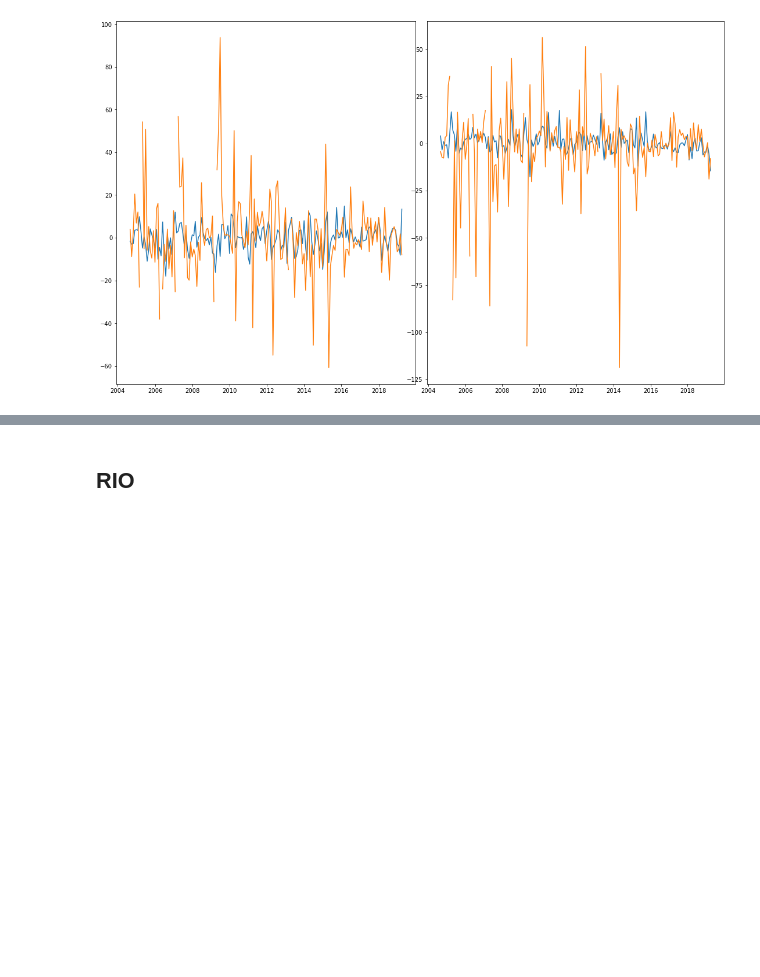
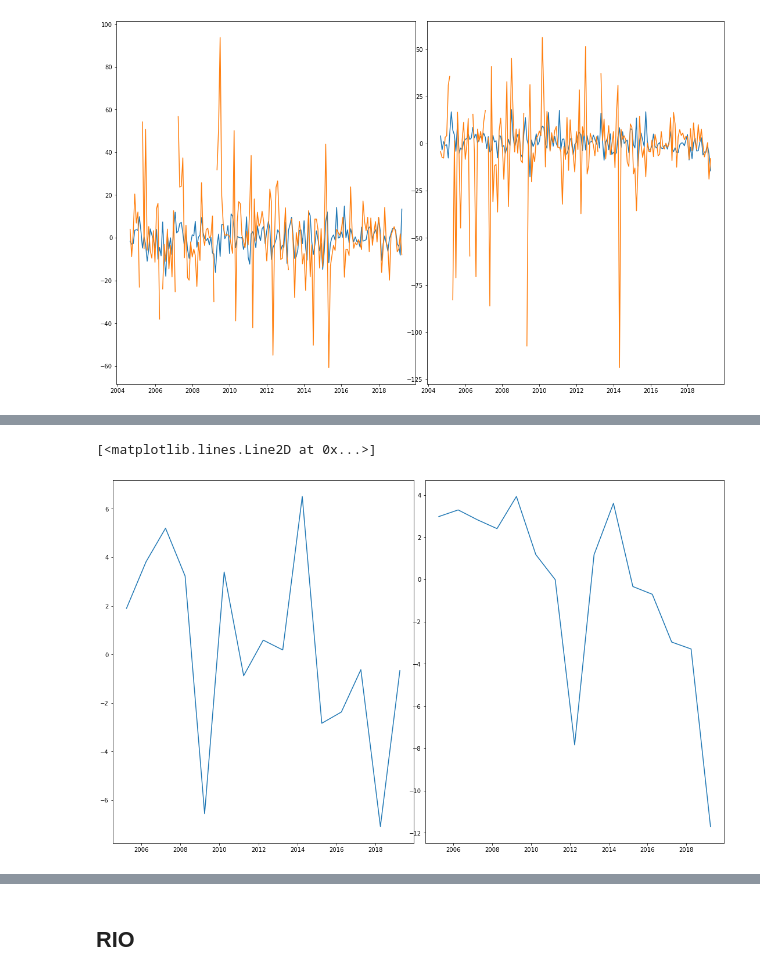
Before and after one commit to VACILT/trends_project, a Jupyter notebook: data_introduction_jason.ipynb, the cells around one changed output, grey strips where cells are left out. Drawn from its saved outputs; the diff is of its cells as text; code cells hidden in the pictures; blank space fills up the shorter version.

```diff
--- a/data_introduction_jason.ipynb
+++ b/data_introduction_jason.ipynb
@@ -71,6 +71,9 @@ def time_reg(var):
                        output_sizes={"parameter": 5},
                       )
         return statistics
+# %%
+def is_mon(month,sta,end):
+    return (month >= sta) & (month <= end)
 # %% [markdown]
 ### Variable einlesen
 # %%
@@ -174,0 +199,20 @@ statistics.sel(parameter='slope').plot()
+# %%
+#Analyse Months seperatly
+u_col_examon = u_col_monthly_ano.sel(time=is_mon(u_col_monthly_ano['time.month'],3,3))
+v_col_examon = v_col_monthly_ano.sel(time=is_mon(v_col_monthly_ano['time.month'],3,3))
+
+
+x = np.arange(u_col_examon.time.shape[0])
+# %%
+fig = plt.figure(constrained_layout=True,figsize = [15,9])
+
+windsel=u_col_examon.sel(alt = [100], method = 'nearest')
+ax1 = fig.add_subplot(121)
+ax1.plot(u_col_examon.time,windsel)
+test=np.arange(15)
+windsel=v_col_examon.sel(alt = [100], method = 'nearest')
+ax2 = fig.add_subplot(122)
+ax2.plot(v_col_examon.time,windsel)
+# %% [output]
+[<matplotlib.lines.Line2D at 0x...>]
+[figure, added]
```
Also changed, not shown: parts of 25 cells of this notebook.
